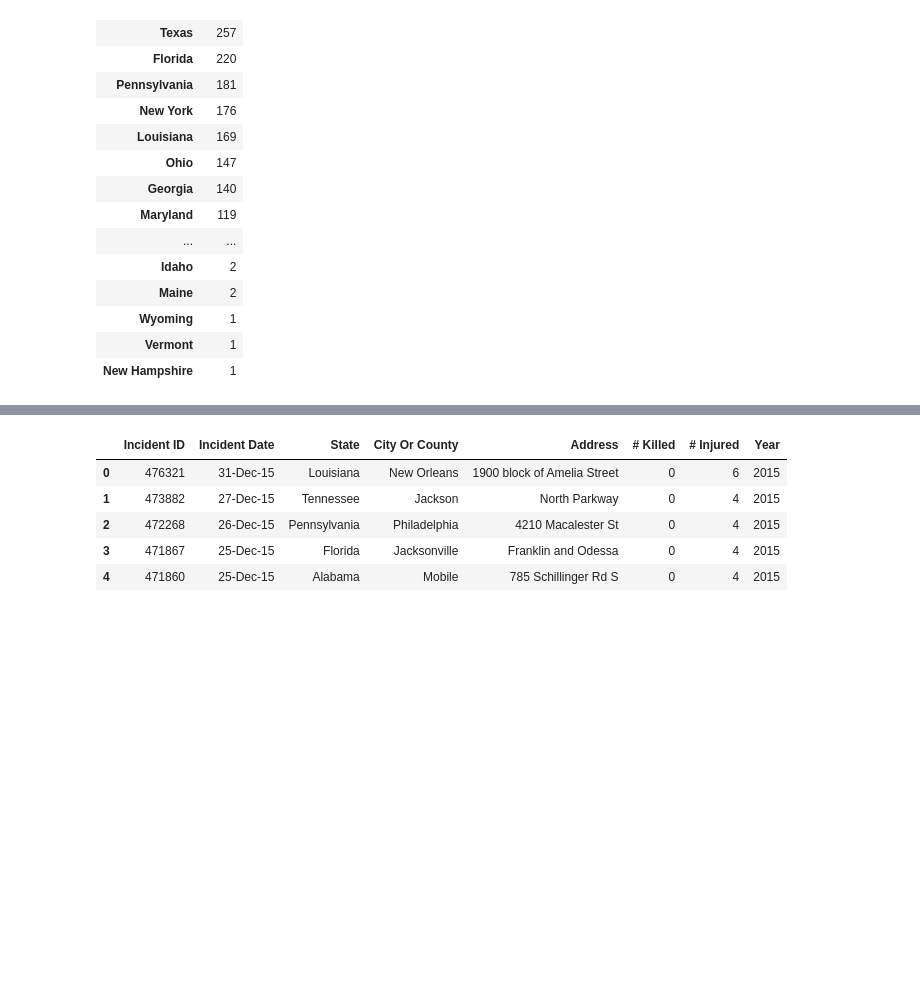
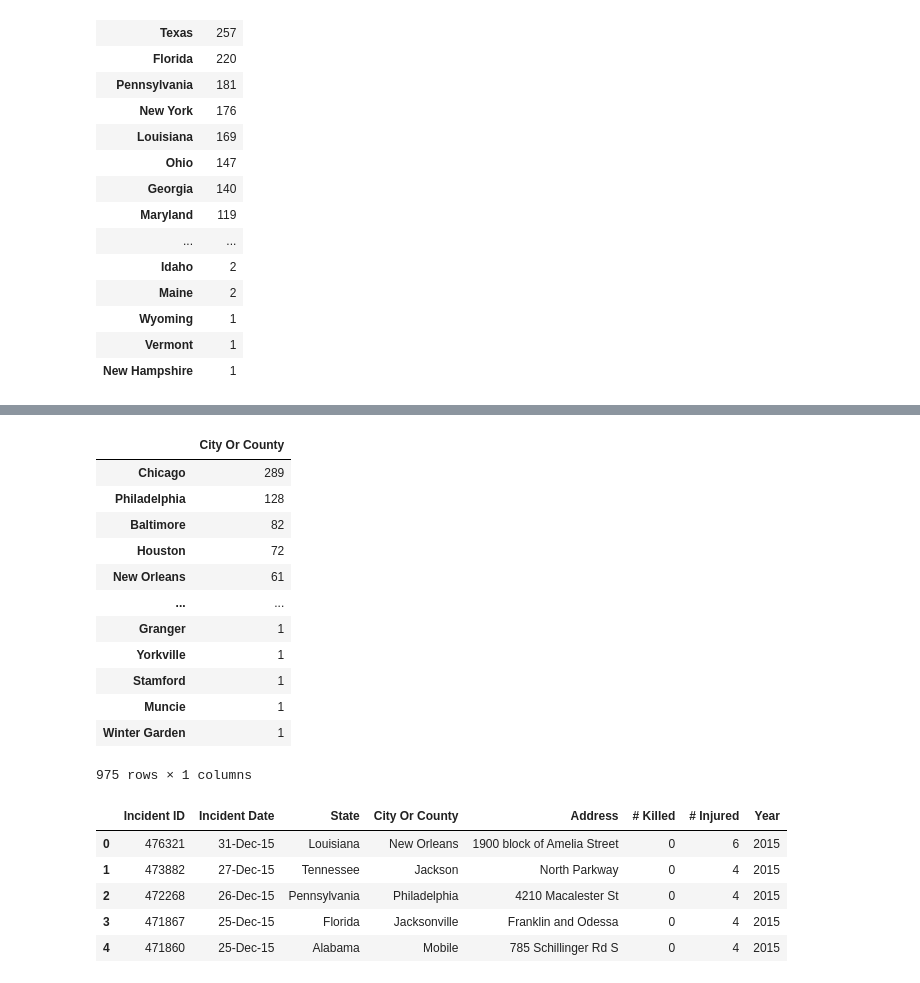
Before and after one commit to leah-apking/project1-mass-shootings, a Jupyter notebook: Project 1_instructions .ipynb, the cells around one changed output, grey strips where cells are left out. Drawn from its saved outputs; the diff is of its cells as text; code cells hidden in the pictures; blank space fills up the shorter version.

```diff
--- a/Project 1_instructions .ipynb
+++ b/Project 1_instructions .ipynb
@@ -99,0 +100,19 @@ per_state_chart
+# %%
+# Calculate how many incidents happened in different cities
+mass_shoot_by_city = mass_shoot_df["City Or County"].value_counts()
+mass_shoot_by_city_df = pd.DataFrame(mass_shoot_by_city)
+mass_shoot_by_city_df
+# %% [output]
+|  | City Or County |
+| Chicago | 289 |
+| Philadelphia | 128 |
+| Baltimore | 82 |
+| Houston | 72 |
+| New Orleans | 61 |
+| ... | ... |
+| Granger | 1 |
+| Yorkville | 1 |
+| Stamford | 1 |
+| Muncie | 1 |
+| Winter Garden | 1 |
+975 rows × 1 columns
```
Also changed, not shown: parts of 7 cells of this notebook, 1 other file.
